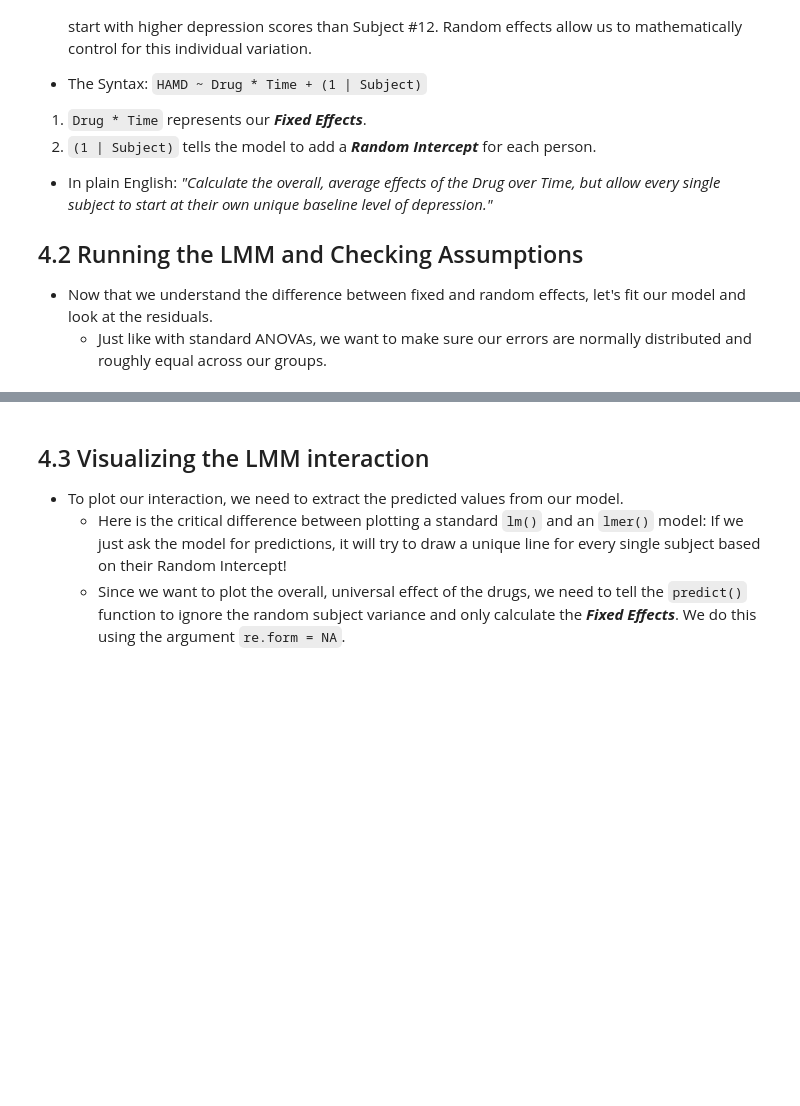
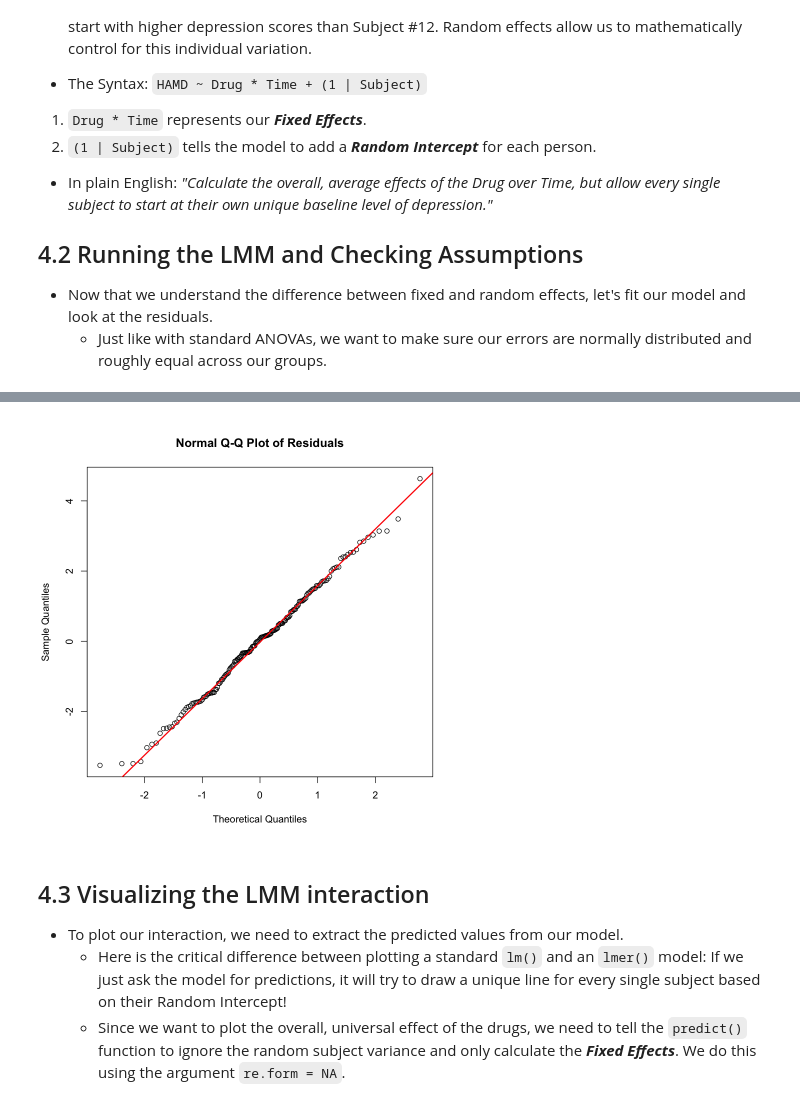
Before and after one commit to JeremyHogeveen/dspn_spring2026_github, a Jupyter notebook: code/dspn_spring2026_week11_03312026.ipynb, the cells around one changed output, grey strips where cells are left out. Saved outputs shown, nothing was run; the diff lists cells and outputs as text; code cells hidden in the pictures; blank space fills up the shorter version.

```diff
--- a/code/dspn_spring2026_week11_03312026.ipynb
+++ b/code/dspn_spring2026_week11_03312026.ipynb
@@ -139,3 +437,9 @@ A tibble: 6 × 5
+# %%
+# QQ-Plotm (checks for normality of residuals)
+qqnorm(resid(m_lmm2), main = "Normal Q-Q Plot of Residuals")
+qqline(resid(m_lmm2), col = "red", lwd=2)
+# %% [output]
+[figure, added]
 # %% [markdown]
 ## 4.3 Visualizing the LMM interaction
 * To plot our interaction, we need to extract the predicted values from our model.
```
Also changed, not shown: parts of 8 cells of this notebook.
